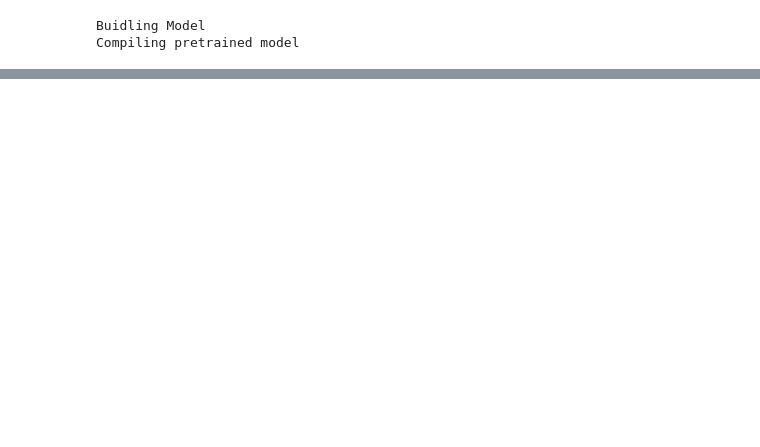
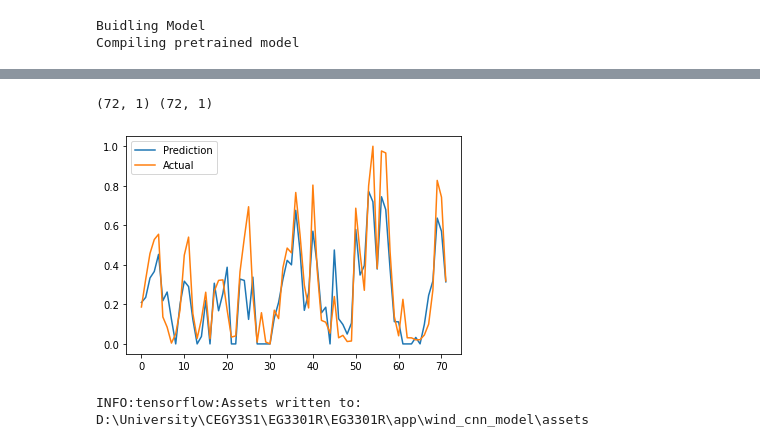
Before and after one commit to namiwa/EG3301R, a Jupyter notebook: Local_model_training.ipynb, the cells around one changed output, grey strips where cells are left out. Saved outputs shown, nothing was run; the diff lists cells and outputs as text; code cells hidden in the pictures; blank space fills up the shorter version.

```diff
--- a/Local_model_training.ipynb
+++ b/Local_model_training.ipynb
@@ -267,0 +308,15 @@ plt.show()
+# %%
+prediction = cnn.predict(XVal, batch_size=BATCH_SIZE)
+print(prediction.shape, val_power_final.shape)
+
+plt.plot(prediction, label="Prediction")
+plt.plot(val_power_final, label="Actual")
+plt.legend(loc='best')
+plt.show()
+# %% [output]
+(72, 1) (72, 1)
+[figure, added]
+# %%
+cnn.save(os.path.join(os.getcwd(), 'app', 'wind_cnn_model'))
+# %% [output]
+INFO:tensorflow:Assets written to: D:\University\CEGY3S1\EG3301R\EG3301R\app\wind_cnn_model\assets
```
Also changed, not shown: parts of 14 cells of this notebook.
